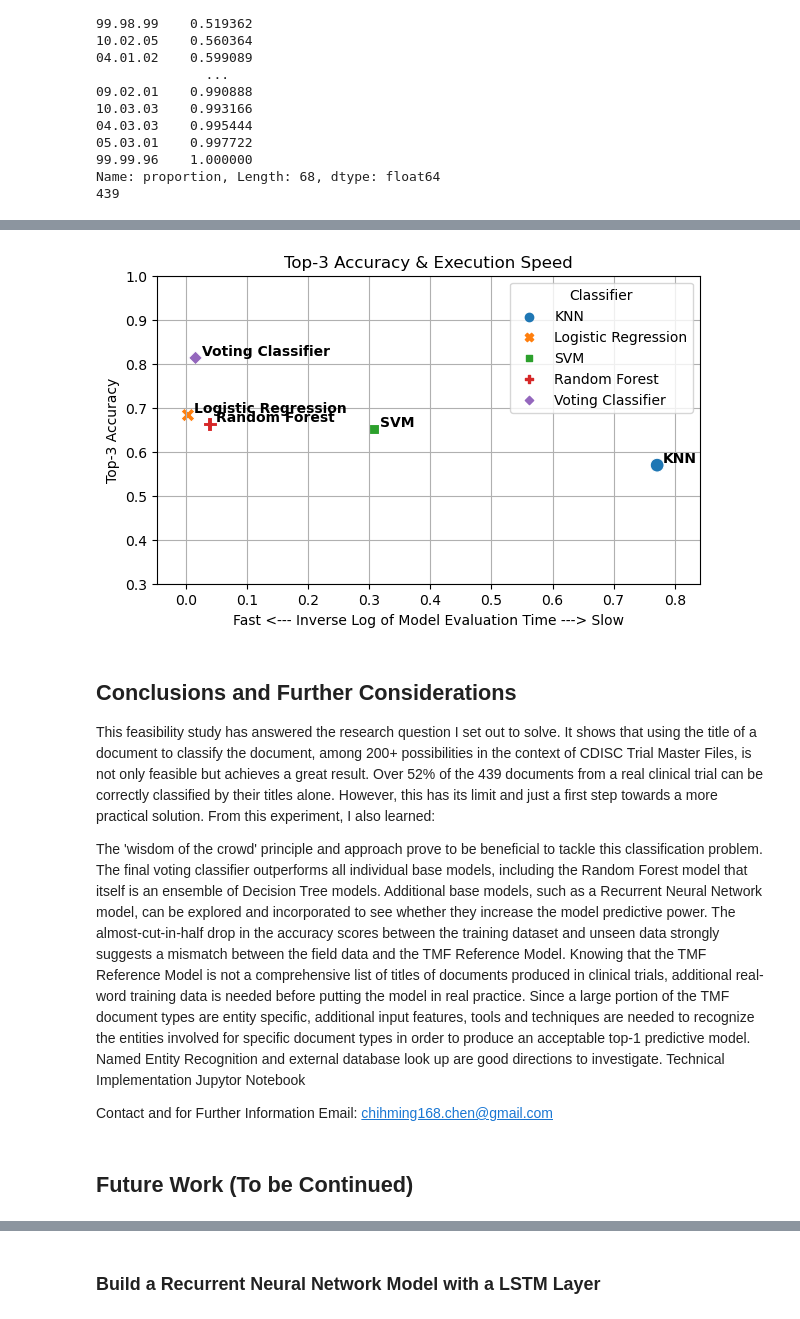
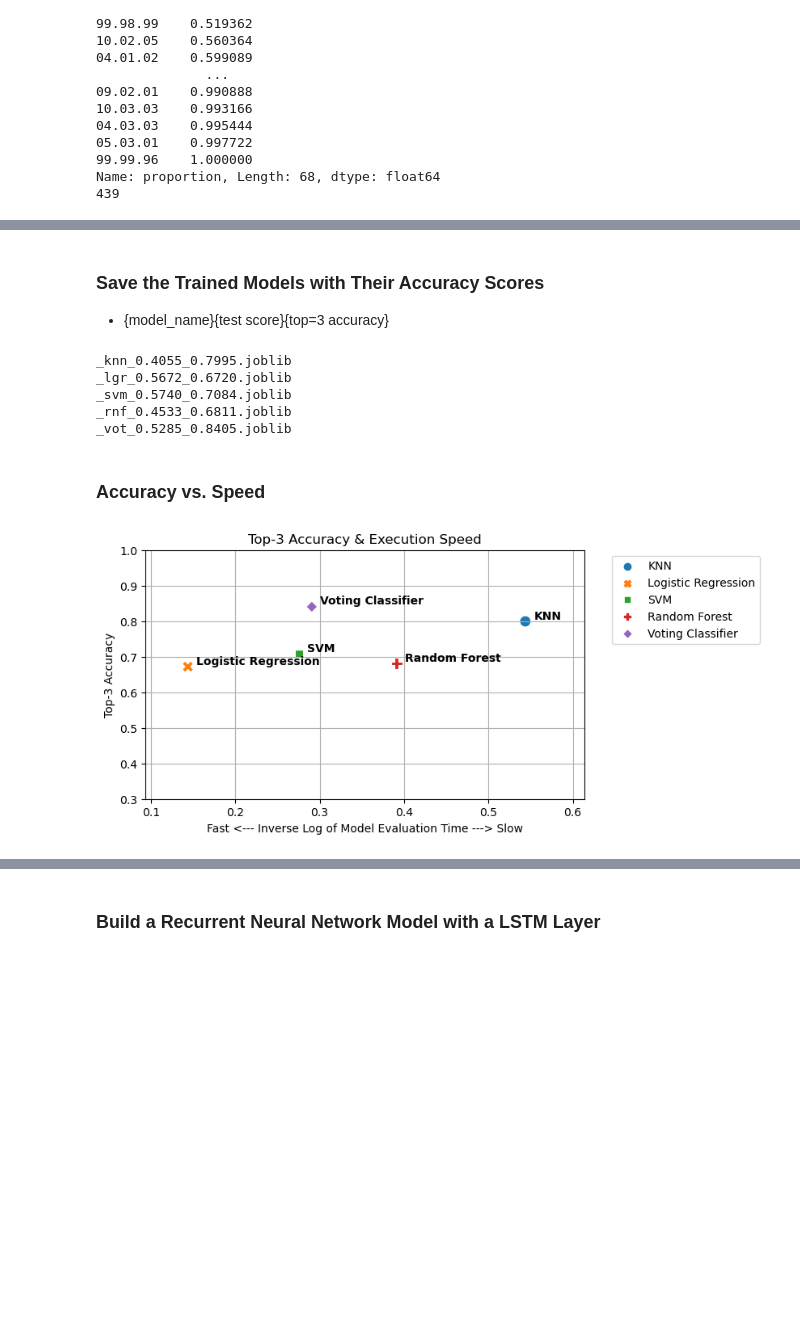
Before and after one commit to chihming-chen/light-weight-TMF-classifier, a Jupyter notebook: TMF Classifier.ipynb, the cells around one changed output, grey strips where cells are left out. Drawn from its saved outputs; the diff is of its cells as text; code cells hidden in the pictures; blank space fills up the shorter version.

```diff
--- a/TMF Classifier.ipynb
+++ b/TMF Classifier.ipynb
@@ -554,7 +554,7 @@ tokenized_input_col = 'tokens'
 
 # Limit the number of tokens in job data
 tmf_tokenizer = LemmatizingStemmingTransformer(stop_words=True,
-                                               max_tokens=20)
+                                               max_tokens=12)
 job[tokenized_input_col] = tmf_tokenizer.transform(job[input_var])
 X_job, y_job = job[tokenized_input_col], job[target]
 
@@ -600,7 +600,7 @@ models = {
                                               penalty='l2',
                                               max_iter=10000),
     'SVM': SVC(coef0=1, probability=True,
-               decision_function_shape = 'ovo',
+               decision_function_shape = 'ovr',
                class_weight='balanced'),
     'Random Forest': RandomForestClassifier(),
 #     'Naive Bayes': MultinomialNB(fit_prior=True),
@@ -610,21 +610,22 @@ models = {
 # Define hyperparameters for each grid search.
 # The named step for the classifer in the pipleline is assumed to be 'clf'
 param_grids = {
-    'KNN': {'clf__n_neighbors': [2, 3, 5],
+    'KNN': {'clf__n_neighbors': [5],
             'clf__weights': ['distance', 'uniform']
            },
-    'Logistic Regression': {'clf__C': [10_000, 10e5],
+    'Logistic Regression': {'clf__C': [1, 10,],
                            },
-    'Naive Bayes': {'clf__alpha': [0.01, 0.05],
-                   },
-    'SVM': {'clf__C': [50, 100, 1000],
+    'SVM': {'clf__C': [0.1, 1, 5],
             'clf__max_iter': [10000, -1],
             'clf__kernel': ['poly', 'rbf', 'sigmoid'],
             'clf__degree': [2, 3],
            },
-    'Random Forest': {'clf__n_estimators': [250, 500, 750],
+    'Random Forest': {'clf__n_estimators': [16, 32],
                       'clf__criterion': ['entropy', 'gini'],
                      },
+    'Naive Bayes': {'clf__alpha': [0.01, 0.05],
+               },
+
     }
 # %%
 # Initialize result dictionary
@@ -879,40 +889,48 @@ See the caveats in the documentation: https://pandas.pydata.org/pandas-docs/stab
+# %% [markdown]
+### Save the Trained Models with Their Accuracy Scores
+- {model_name}{test score}{top=3 accuracy}
+# %%
+import joblib
+for i, model, score, top3 in zip(range(0, len(best_models)), ['knn', 'lgr', 'svm', 'rnf'], metrics_df['Test score'], metrics_df['Top-3 Accuracy']):
+#     print(best_models[i][1])
+    file_name = f"_{model}_{score:.4f}_{top3:.4f}.joblib"
+    print(file_name)
+    joblib.dump(best_models[i][1], file_name)
+
+ensemble_file = f"_vot_{metrics_df['Test score'][-1]:.4f}_{metrics_df['Top-3 Accuracy'][-1]:.4f}.joblib"
+joblib.dump(voting_ensemble, ensemble_file)
+print(ensemble_file)
+# %% [output]
+_knn_0.4055_0.7995.joblib
+_lgr_0.5672_0.6720.joblib
+_svm_0.5740_0.7084.joblib
+_rnf_0.4533_0.6811.joblib
+_vot_0.5285_0.8405.joblib
+# %% [markdown]
+### Accuracy vs. Speed
 # %%
 plot_data = metrics_df.reset_index()
 plot_data['Inv Log Avg. Eval Time'] = np.exp(-np.log(plot_data['Avg. model eval time'] + 1))  # Adding 1 to avoid log(0)
 
 plt.figure(figsize=(7, 4))
 scatter = sns.scatterplot(data=plot_data, y='Top-3 Accuracy', x='Inv Log Avg. Eval Time', hue='Classifier', style='Classifier', s=100)
 
 # Adding annotations
 for line in range(0, plot_data.shape[0]):
      scatter.text(plot_data['Inv Log Avg. Eval Time'].iloc[line]+0.01, plot_data['Top-3 Accuracy'].iloc[line],
                   plot_data['Classifier'].iloc[line], verticalalignment='bottom',
                   size='medium', color='black', weight='semibold')
 
 plt.title('Top-3 Accuracy & Execution Speed')
 plt.ylabel('Top-3 Accuracy')
 plt.ylim(0.3, 1)
 plt.xlabel('Fast <--- Inverse Log of Model Evaluation Time ---> Slow')
 plt.grid(True)
-# plt.legend(bbox_to_anchor=(1.05, 1), loc='upper left')
+plt.legend(bbox_to_anchor=(1.05, 1), loc='upper left')
 
 # Adjust x-axis to better visualize the transformed scale
 plt.xlim(left=np.min(plot_data['Inv Log Avg. Eval Time']) - 0.05, right=np.max(plot_data['Inv Log Avg. Eval Time']) + 0.07)
 plt.savefig("images/accuracy_vs_time.png", bbox_inches='tight')
 plt.show()
 # %% [output]
-[figure, old version]
+[figure, new version]
-# %% [markdown]
-## Conclusions and Further Considerations
-This feasibility study has answered the research question I set out to solve. It shows that using the title of a document to classify the document, among 200+ possibilities in the context of CDISC Trial Master Files, is not only feasible but achieves a great result. Over 52% of the 439 documents from a real clinical trial can be correctly classified by their titles alone. However, this has its limit and just a first step towards a more practical solution. From this experiment, I also learned:
-
-The 'wisdom of the crowd' principle and approach prove to be beneficial to tackle this classification problem. The final voting classifier outperforms all individual base models, including the Random Forest model that itself is an ensemble of Decision Tree models. Additional base models, such as a Recurrent Neural Network model, can be explored and incorporated to see whether they increase the model predictive power.
-The almost-cut-in-half drop in the accuracy scores between the training dataset and unseen data strongly suggests a mismatch between the field data and the TMF Reference Model. Knowing that the TMF Reference Model is not a comprehensive list of titles of documents produced in clinical trials, additional real-word training data is needed before putting the model in real practice.
-Since a large portion of the TMF document types are entity specific, additional input features, tools and techniques are needed to recognize the entities involved for specific document types in order to produce an acceptable top-1 predictive model. Named Entity Recognition and external database look up are good directions to investigate.
-Technical Implementation
-Jupytor Notebook
-
-Contact and for Further Information
-Email: chihming168.chen@gmail.com
-# %% [markdown]
-## Future Work (To be Continued)
```
Also changed, not shown: parts of 41 cells of this notebook.
